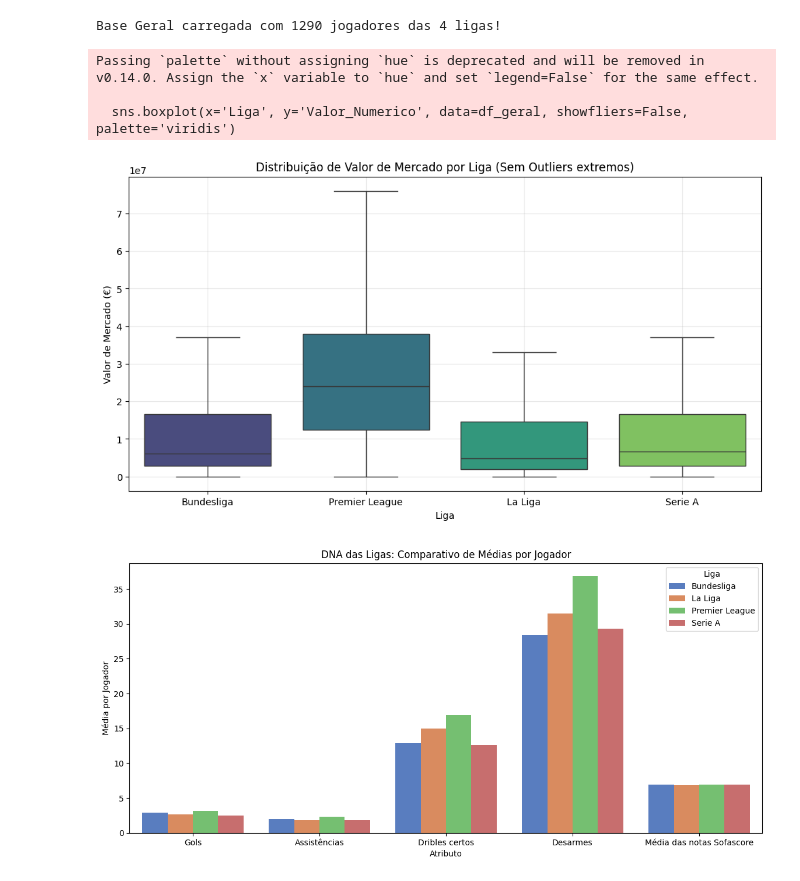
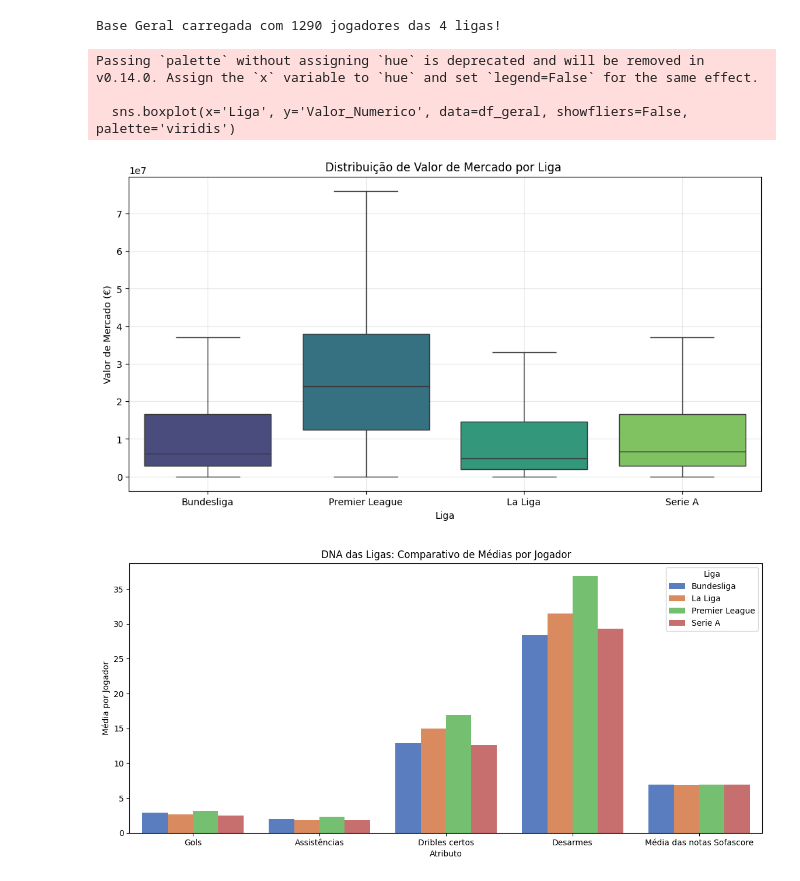
Before and after one commit to Parreirass/AnaliseValorDeMercado24_25, a Jupyter notebook: analiseComparativoGeral.ipynb, the cells around one changed output. Drawn from its saved outputs; the diff is of its cells as text; code cells hidden in the pictures.

```diff
--- a/analiseComparativoGeral.ipynb
+++ b/analiseComparativoGeral.ipynb
@@ -49,28 +49,28 @@ Base Geral carregada com 1290 jogadores das 4 ligas!
 # %%
 # 1. Boxplot: Comparação de Preços (Quem é mais caro?)
 plt.figure(figsize=(12, 6))
 sns.boxplot(x='Liga', y='Valor_Numerico', data=df_geral, showfliers=False, palette='viridis')
-plt.title('Distribuição de Valor de Mercado por Liga (Sem Outliers extremos)')
+plt.title('Distribuição de Valor de Mercado por Liga ')
 plt.ylabel('Valor de Mercado (€)')
 plt.grid(True, alpha=0.3)
 plt.show()
 
 # 2. Scatter: Performance x Preço (A Inflação Visual)
 # Quem paga mais por uma nota 7.0?
 fig = px.scatter(df_geral,
                  x='Média das notas Sofascore',
                  y='Valor_Numerico',
                  color='Liga',
                  hover_data=['Nome', 'Time'],
                  opacity=0.6,
                  title='Inflação do Futebol: O custo da nota SofaScore em cada país',
                  labels={'Valor_Numerico': 'Preço (€)', 'Média das notas Sofascore': 'Nota Média'})
 fig.show()
 # %% [output]
 Passing `palette` without assigning `hue` is deprecated and will be removed in v0.14.0. Assign the `x` variable to `hue` and set `legend=False` for the same effect.
 
   sns.boxplot(x='Liga', y='Valor_Numerico', data=df_geral, showfliers=False, palette='viridis')
-[figure, old version]
+[figure, new version]
 # %%
 # Selecionamos métricas táticas importantes
 # Certifique-se que essas colunas existem e são numéricas (pode precisar de limpeza se tiverem %)
```
Also changed, not shown: parts of 1 cell of this notebook, 3 other files.
